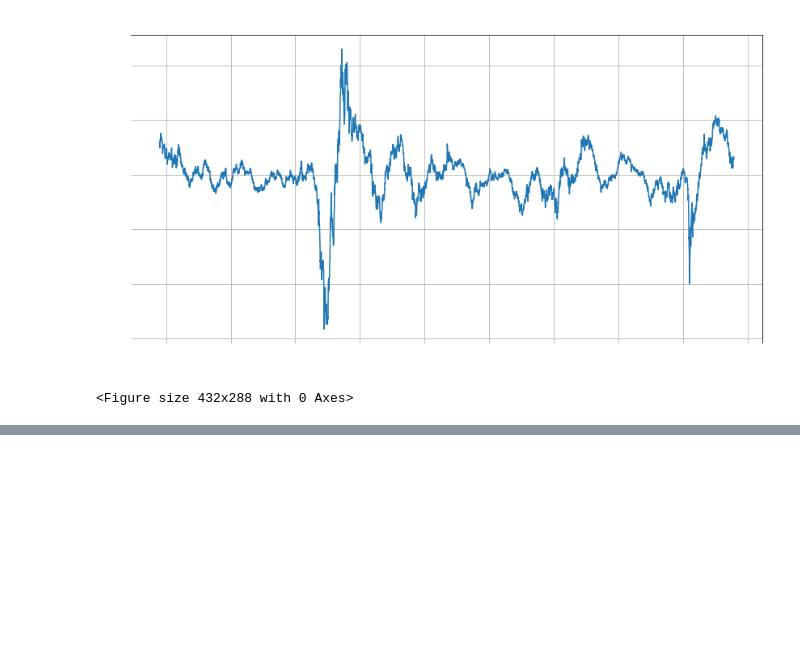
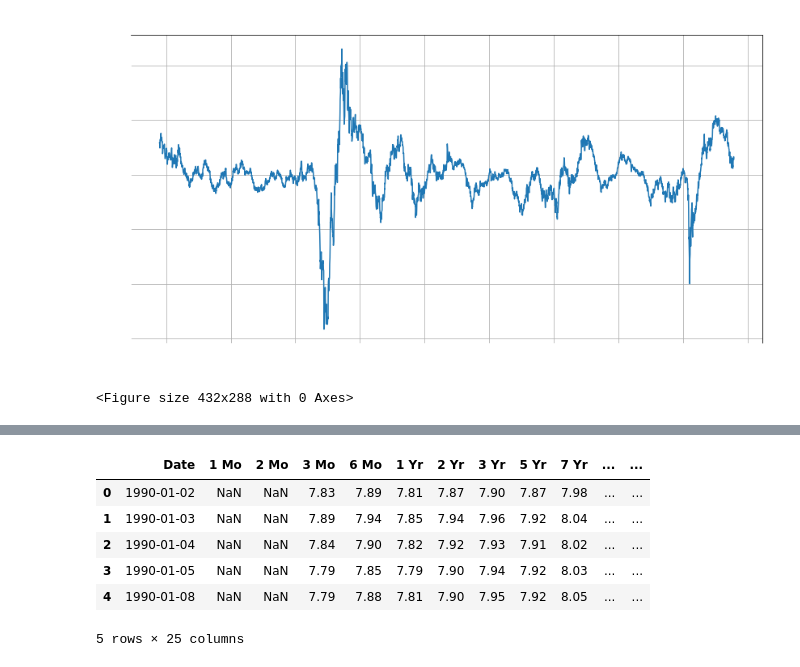
Before and after one commit to obsessedquant/Economic_Indicators, a Jupyter notebook: Economic_Indicators_Analysis.ipynb, the cells around one changed output, grey strips where cells are left out. Saved outputs shown, nothing was run; the diff lists cells and outputs as text; code cells hidden in the pictures; blank space fills up the shorter version.

```diff
--- a/Economic_Indicators_Analysis.ipynb
+++ b/Economic_Indicators_Analysis.ipynb
@@ -128,3 +128,13 @@ See the caveats in the documentation: https://pandas.pydata.org/pandas-docs/stab
 | 7912 | 2021-08-13 | 0.27979 | 0.470144 | -0.581618 | 0.374008 | ... |
 | 7913 | 2021-08-16 | 0.55626 | 0.158214 | 0.599895 | -0.212744 | ... |
 | 7914 | 2021-08-17 | NaN | NaN | NaN | -0.238647 | ... |
+# %%
+treasury_df.head()
+# %% [output]
+|  | Date | 1 Mo | 2 Mo | 3 Mo | 6 Mo | 1 Yr | 2 Yr | 3 Yr | 5 Yr | 7 Yr | ... | ... |
+| 0 | 1990-01-02 | NaN | NaN | 7.83 | 7.89 | 7.81 | 7.87 | 7.90 | 7.87 | 7.98 | ... | ... |
+| 1 | 1990-01-03 | NaN | NaN | 7.89 | 7.94 | 7.85 | 7.94 | 7.96 | 7.92 | 8.04 | ... | ... |
+| 2 | 1990-01-04 | NaN | NaN | 7.84 | 7.90 | 7.82 | 7.92 | 7.93 | 7.91 | 8.02 | ... | ... |
+| 3 | 1990-01-05 | NaN | NaN | 7.79 | 7.85 | 7.79 | 7.90 | 7.94 | 7.92 | 8.03 | ... | ... |
+| 4 | 1990-01-08 | NaN | NaN | 7.79 | 7.88 | 7.81 | 7.90 | 7.95 | 7.92 | 8.05 | ... | ... |
+5 rows × 25 columns
```
Also changed, not shown: parts of 3 cells of this notebook, 3 other files.
